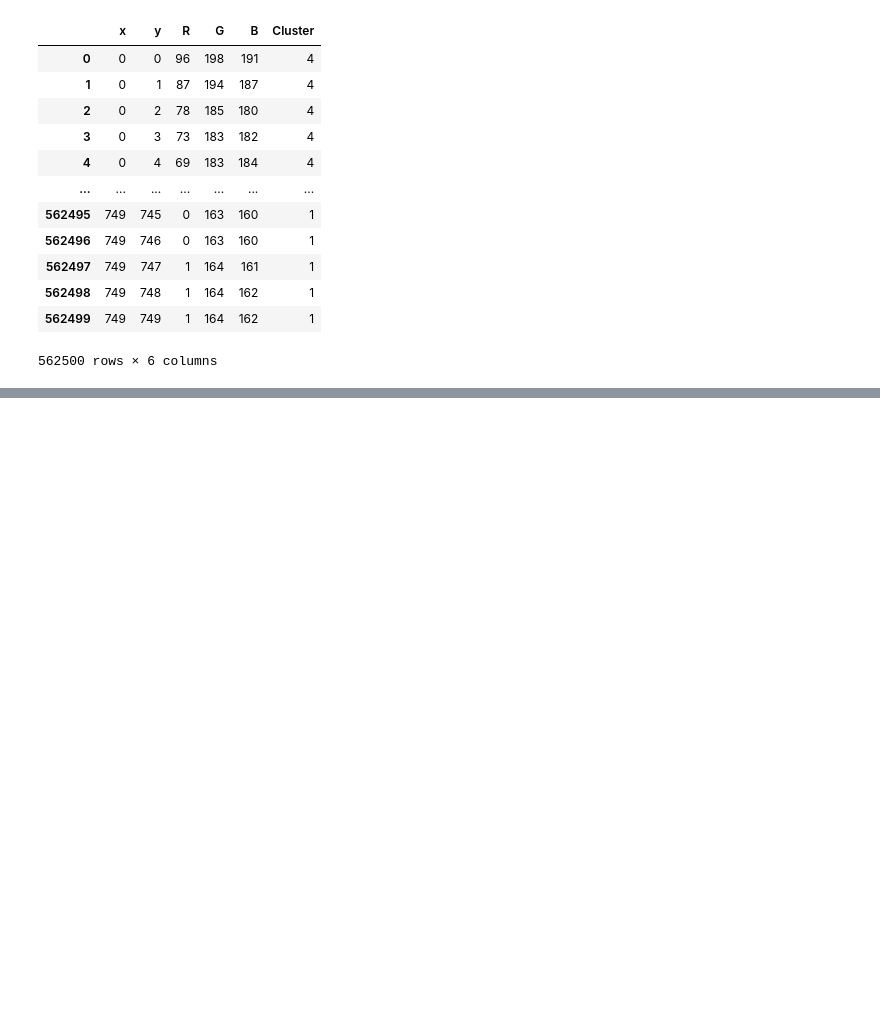
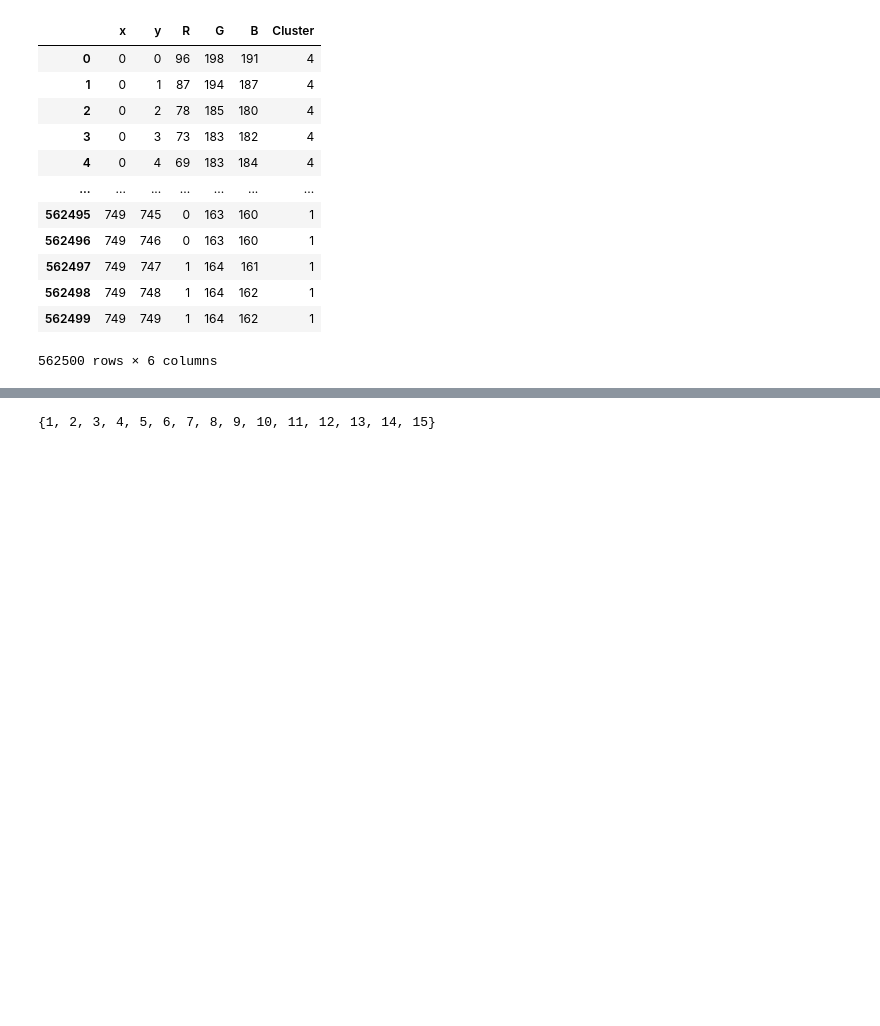
Before and after one commit to clwchanx/STA-160-Final, a Jupyter notebook: Image_Extraction.ipynb, the cells around one changed output, grey strips where cells are left out. Drawn from its saved outputs; the diff is of its cells as text; code cells hidden in the pictures; blank space fills up the shorter version.

Commit message:
clusters not clustering

```diff
--- a/Image_Extraction.ipynb
+++ b/Image_Extraction.ipynb
@@ -236,0 +251,8 @@ clusters[8]
+# %%
+df = get_data('RED.png')
+center = sorted(list(range(4,256,8))*8)
+for i,j in zip(range(0,256),center):
+    df['R'] = df['R'].replace(i,j)
+    df['G'] = df['G'].replace(i,j)
+    df['B'] = df['B'].replace(i,j)
+df = [tuple(i) for i in df.to_numpy()]
@@ -236,0 +294,10 @@ clusters[8]
+# %%
+set(df['Cluster'].values)
+# %% [output]
+{1, 2, 3, 4, 5, 6, 7, 8, 9, 10, 11, 12, 13, 14, 15}
+# %%
+clusterr = [inspect(i) for i in range(17)]
+# %%
+clusterr[0]
+# %% [output]
+[figure, added]
```
Also changed, not shown: parts of 25 cells of this notebook, 4 other files.
